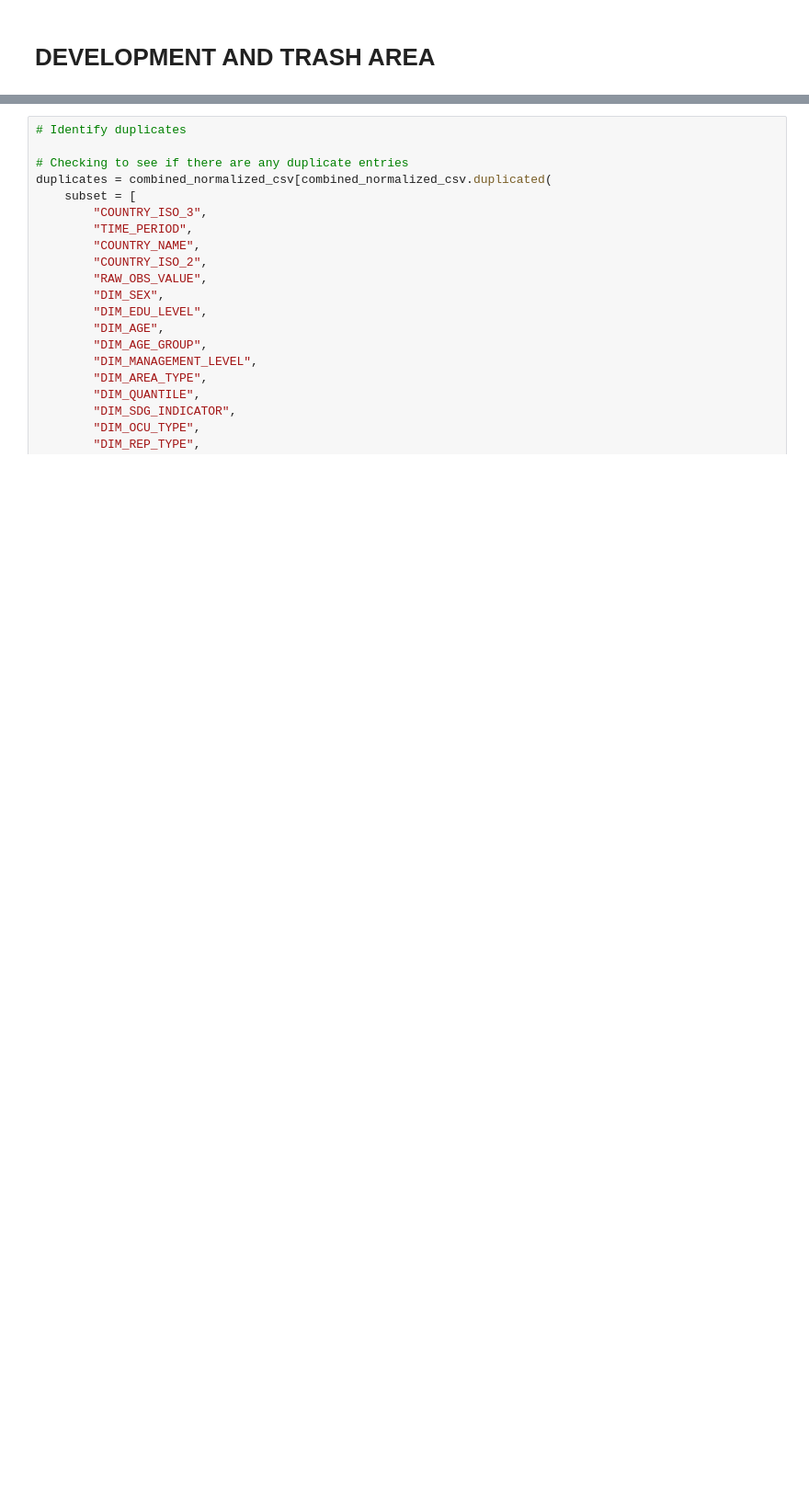
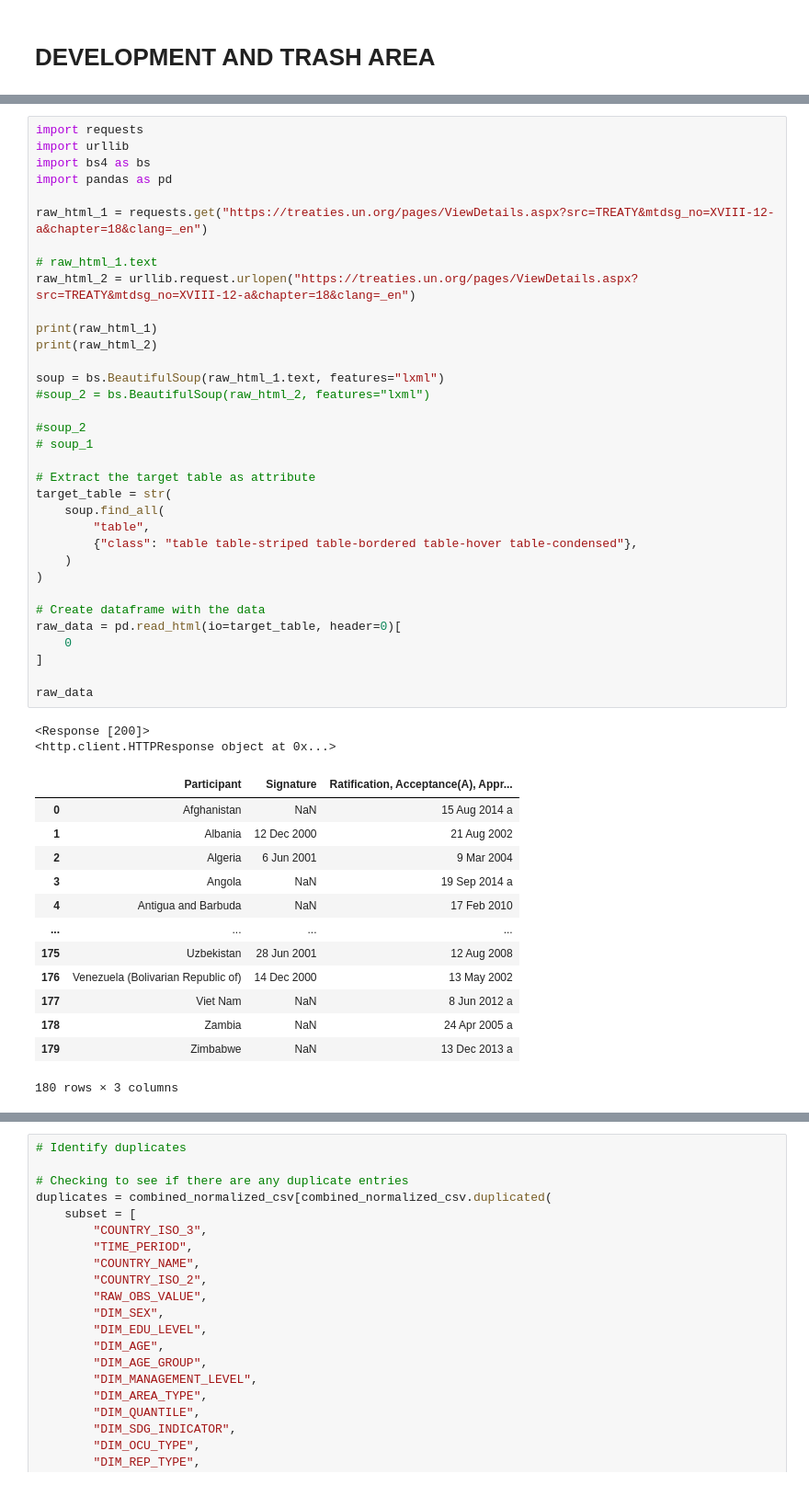
Before and after one commit to m-g-d-c/crba-etl, a Jupyter notebook: main_refactor.ipynb, the cells around one changed output, grey strips where cells are left out. Shown at 92% size. Cells and saved outputs as stored; diff of their text form; blank space fills up the shorter version.

Commit message:
Incl HTML UN Treaty sources
Version now inludes loop whih ETLs all html UN Treaty data.

Create stage raw data for DF needing precalc

```diff
--- a/main_refactor.ipynb
+++ b/main_refactor.ipynb
@@ -488,0 +837,50 @@ combined_normalized_csv.to_csv(
+# %%
+import requests
+import urllib
+import bs4 as bs
+import pandas as pd
+
+raw_html_1 = requests.get("https://treaties.un.org/pages/ViewDetails.aspx?src=TREATY&mtdsg_no=XVIII-12-a&chapter=18&clang=_en")
+
+# raw_html_1.text
+raw_html_2 = urllib.request.urlopen("https://treaties.un.org/pages/ViewDetails.aspx?src=TREATY&mtdsg_no=XVIII-12-a&chapter=18&clang=_en")
+
+print(raw_html_1)
+print(raw_html_2)
+
+soup = bs.BeautifulSoup(raw_html_1.text, features="lxml")
+#soup_2 = bs.BeautifulSoup(raw_html_2, features="lxml")
+
+#soup_2
+# soup_1
+
+# Extract the target table as attribute
+target_table = str(
+    soup.find_all(
+        "table",
+        {"class": "table table-striped table-bordered table-hover table-condensed"},
+    )
+)
+
+# Create dataframe with the data
+raw_data = pd.read_html(io=target_table, header=0)[
+    0
+]
+
+raw_data
+# %% [output]
+<Response [200]>
+<http.client.HTTPResponse object at 0x...>
+|  | Participant | Signature | Ratification, Acceptance(A), Appr... |
+| 0 | Afghanistan | NaN | 15 Aug 2014 a |
+| 1 | Albania | 12 Dec 2000 | 21 Aug 2002 |
+| 2 | Algeria | 6 Jun 2001 | 9 Mar 2004 |
+| 3 | Angola | NaN | 19 Sep 2014 a |
+| 4 | Antigua and Barbuda | NaN | 17 Feb 2010 |
+| ... | ... | ... | ... |
+| 175 | Uzbekistan | 28 Jun 2001 | 12 Aug 2008 |
+| 176 | Venezuela (Bolivarian Republic of) | 14 Dec 2000 | 13 May 2002 |
+| 177 | Viet Nam | NaN | 8 Jun 2012 a |
+| 178 | Zambia | NaN | 24 Apr 2005 a |
+| 179 | Zimbabwe | NaN | 13 Dec 2013 a |
+180 rows × 3 columns
```
Also changed, not shown: parts of 21 cells of this notebook, 7 other files.
